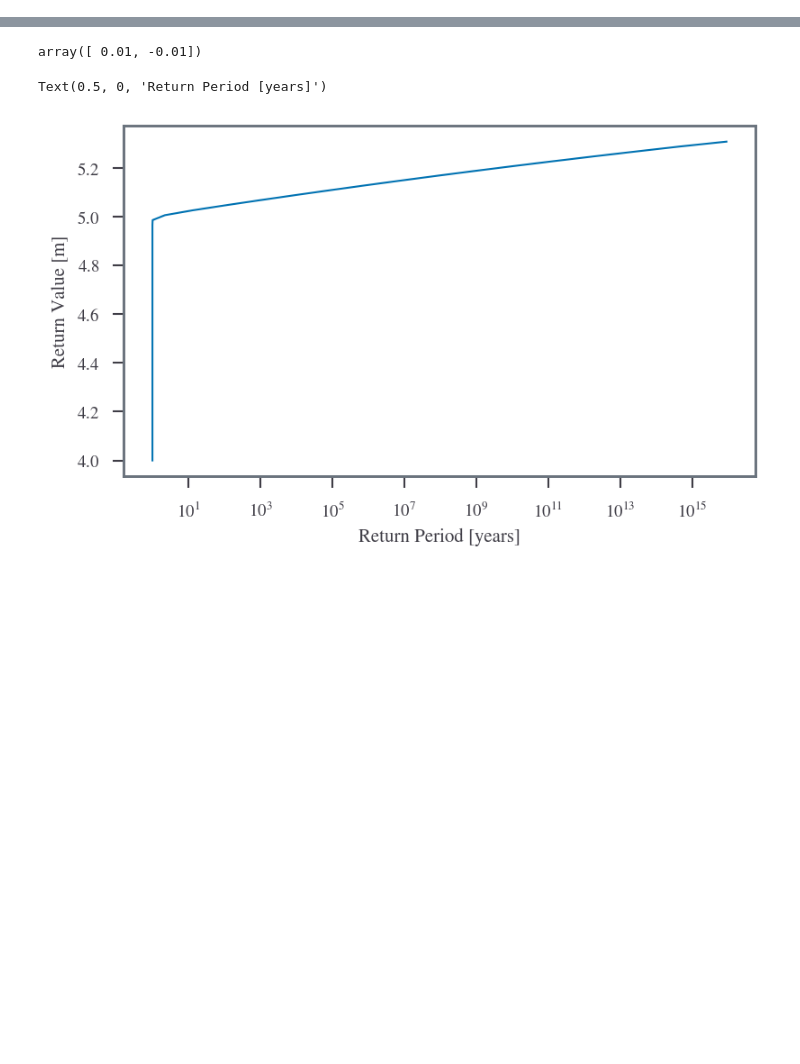
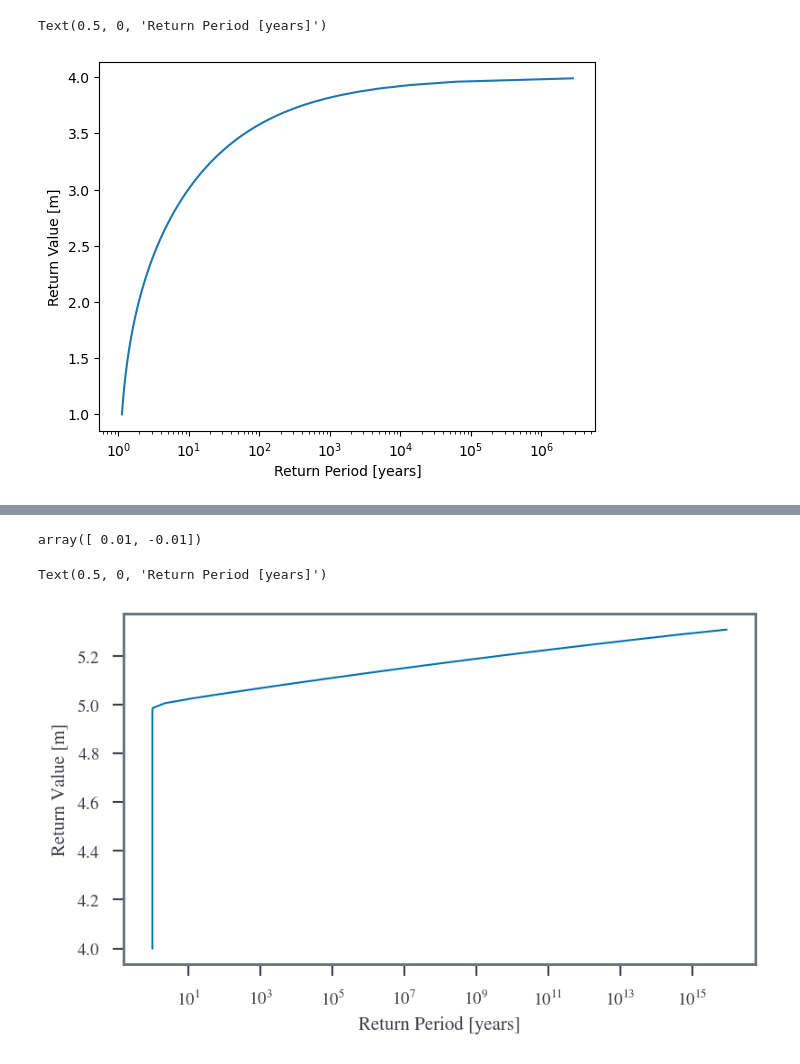
Before and after one commit to sdat2/PotentialHeight, a Jupyter notebook: ipynb/05-02-evt.ipynb, the cells around one changed output, grey strips where cells are left out. Drawn from its saved outputs; the diff is of its cells as text; code cells hidden in the pictures; blank space fills up the shorter version.

```diff
--- a/ipynb/05-02-evt.ipynb
+++ b/ipynb/05-02-evt.ipynb
@@ -9,7 +11,7 @@ import matplotlib.pyplot as plt
 import pandas as pd
 import xarray as xr
 # %%
-def bg_cum_dist(z: np.ndarray, z_star: float, beta: float, gamma: float):
+def bg_cum_dist(z: np.ndarray, z_star: float, beta: float, gamma: float) -> np.ndarray:
     return np.exp(-(gamma/beta*(z-z_star))**(-1/gamma))
 
 def bg_pdf_dist(z: np.ndarray, z_star: float, beta: float, gamma: float):
@@ -25,5 +27,4 @@ def bg_ll_jac(z: np.ndarray, z_star: float, beta: float, gamma: float):
     jac[1] = -np.sum()
     return jac
 
-
 #\log\left(\mathcal{L}\left(z; z^{*}, \beta, \gamma\right)\right) & = & - n \log \beta - \left(1+\frac{1}{\gamma}\right)\sum_{i=1}^{n} \log\left(2+\frac{\gamma}{\beta}\left(z_i - z^{*}\right)\right) \\ &&- \sum_{i=1}^{n}\left(2+ \frac{\gamma}{\beta}\left(z_i - z^{*}\right)\right)^{-\frac{1}{\gamma}}.
@@ -32,0 +95,15 @@ z_star = 6
+# %%
+mins = minimize(
+    lambda x: -ll_beta_gamma(x[0], x[1]),
+    x0=[1, -0.5],
+    bounds=[(0.01, None), (None, -0.01)],
+)
+# %%
+znew = np.linspace(1, 3.99, num=100)
+rp = 1 / (1 - bg_cum_dist(znew, 4, mins.x[0], mins.x[1]))
+plt.semilogx(rp, znew)
+plt.ylabel("Return Value [m]")
+plt.xlabel("Return Period [years]")
+# %% [output]
+Text(0.5, 0, 'Return Period [years]')
+[figure, added]
```
Also changed, not shown: parts of 9 cells of this notebook.
